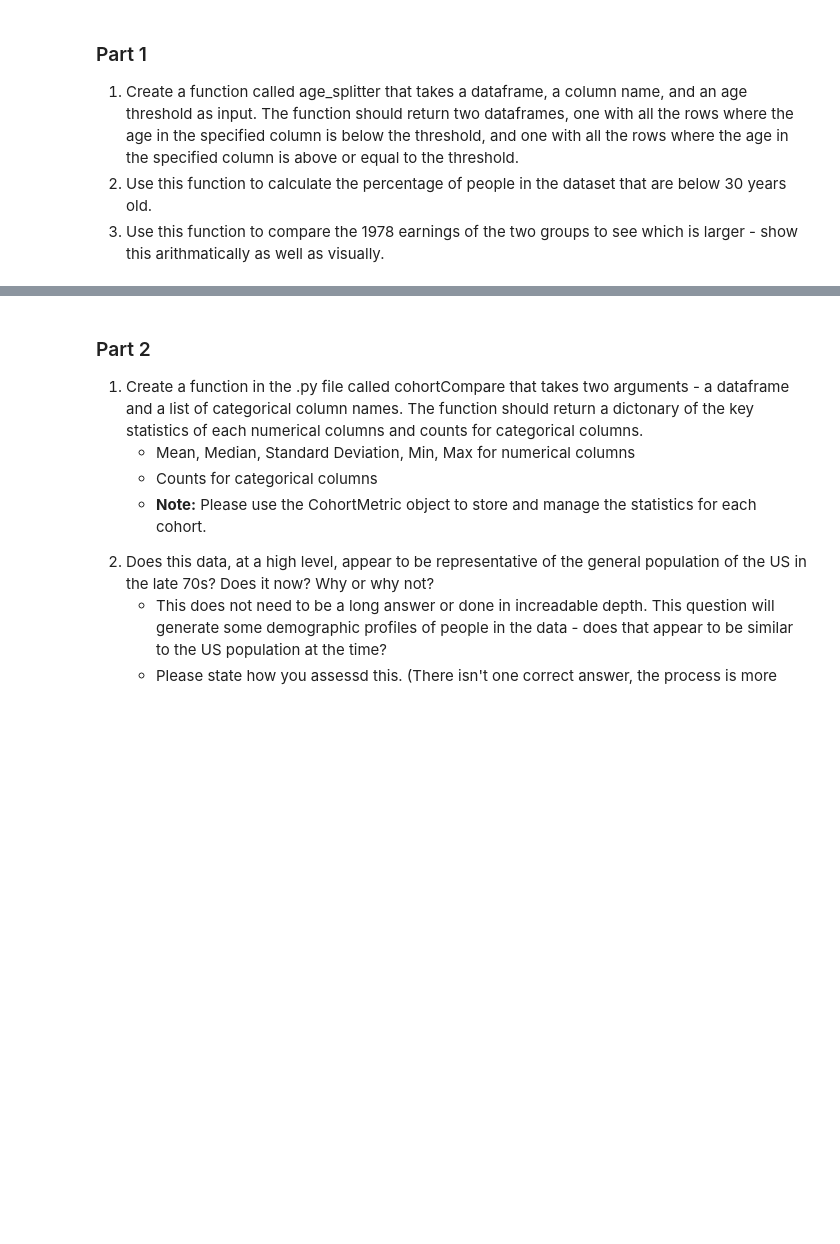
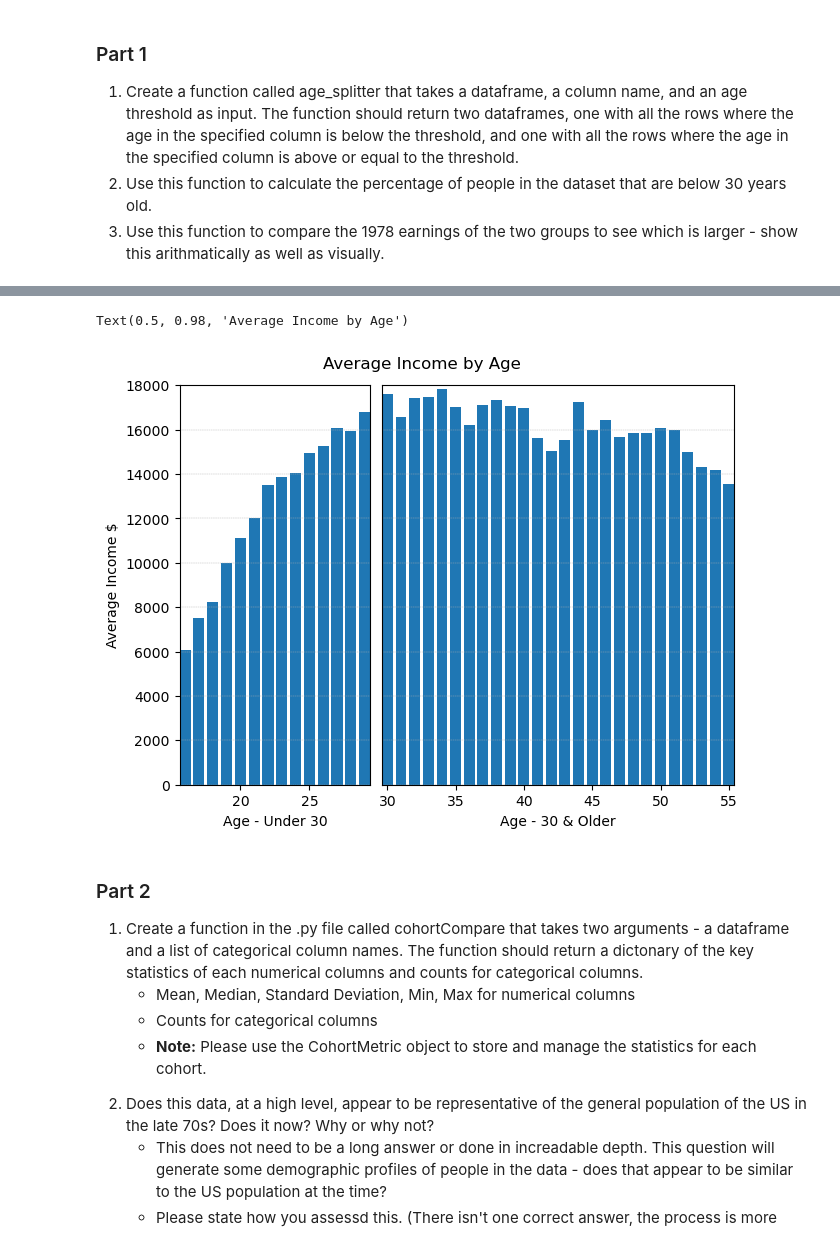
Before and after one commit to AkeemSemperDataScience/data3450-assignment-1-mlsiebold, a Jupyter notebook: START_Asn_1_2025.ipynb, the cells around one changed output, grey strips where cells are left out. Drawn from its saved outputs; the diff is of its cells as text; code cells hidden in the pictures; blank space fills up the shorter version.

```diff
--- a/START_Asn_1_2025.ipynb
+++ b/START_Asn_1_2025.ipynb
@@ -105,3 +115,28 @@ df_below.plot.bar(x='Age', y="Earnings_1978")
+# %%
+fig, ax = plt.subplots(nrows=1, ncols=2, gridspec_kw={'width_ratios': [1, 1.85]}, constrained_layout=True)
+
+ax[0]          #First chart
+ax[0].bar(df_earn_below['Age'], df_earn_below['Earnings_1978'], label='Under 30', width=0.8)
+ax[0].set_xlabel("Age - Under 30")
+ax[0].set_ylabel("Average Income $")
+#ax[0].set_xlim(15, 30)
+ax[0].set_ylim(0, 18000)
+ax[0].margins(x=0)
+ax[0].grid(True, axis='y', linestyle='--', linewidth=0.3)
+
+ax[1]          #Second chart
+ax[1].bar(df_earn_above['Age'], df_earn_above['Earnings_1978'], label='30 and Older', width=0.8)
+ax[1].set_xlabel("Age - 30 & Older")
+ax[1].tick_params(axis='y', which='both', labelleft=False, left=False)
+ax[1].set_ylim(0, 18000)
+ax[1].margins(x=0)
+ax[1].grid(True, axis='y', linestyle='--', linewidth=0.3)
+
+plt.suptitle('Average Income by Age')
+#plt.tight_layout()
+# %% [output]
+Text(0.5, 0.98, 'Average Income by Age')
+[figure, added]
 # %% [markdown]
 ### Part 2
 
```
Also changed, not shown: parts of 3 cells of this notebook.
